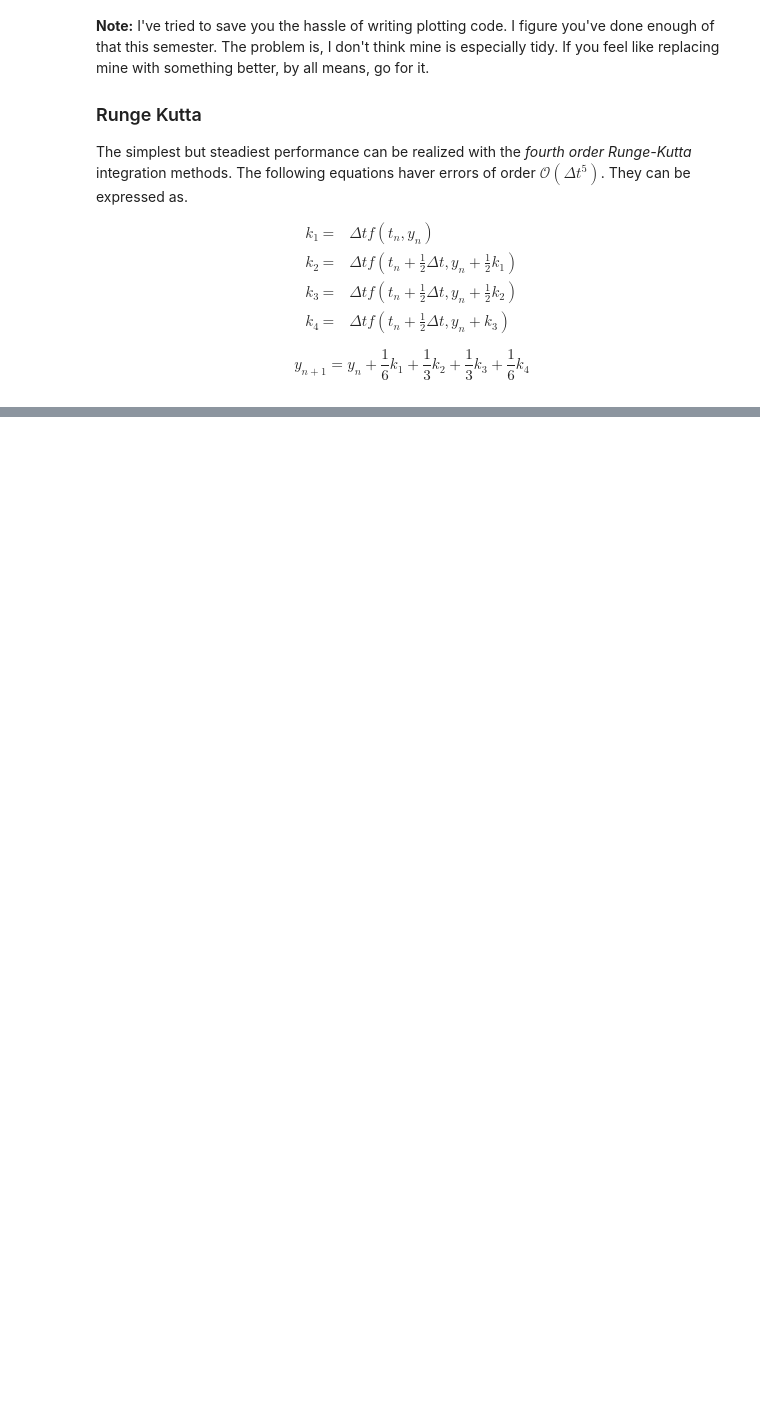
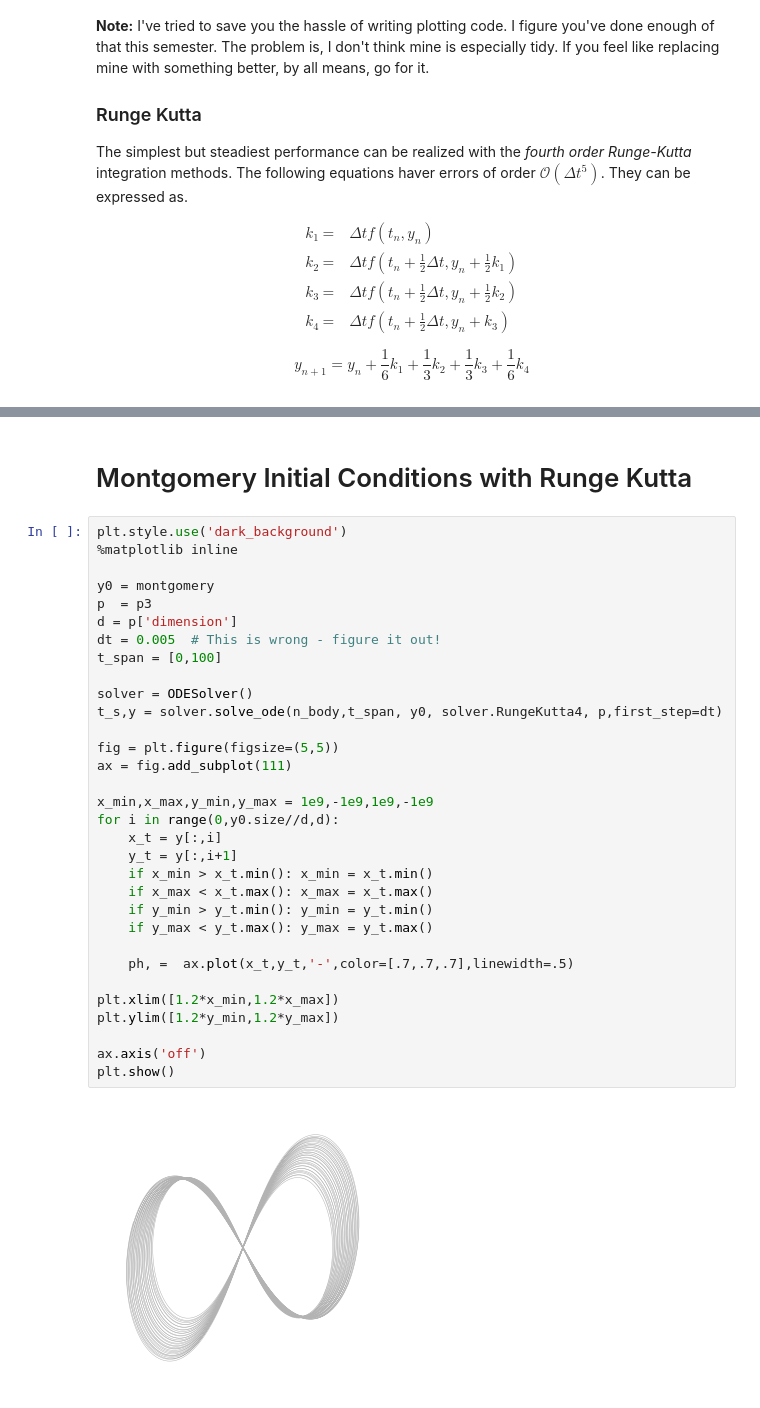
Before and after one commit to amarcozzi/CS577_Simulation_Modeling, a Jupyter notebook: Week_9/ode_limitations_work.ipynb, the cells around one changed output, grey strips where cells are left out. Cells and saved outputs as stored; diff of their text form; blank space fills up the shorter version.

```diff
--- a/Week_9/ode_limitations_work.ipynb
+++ b/Week_9/ode_limitations_work.ipynb
@@ -131,0 +208,36 @@ HTML(anim.to_html5_video())
+# %% [markdown]
+# Montgomery Initial Conditions with Runge Kutta #
+# %%
+plt.style.use('dark_background')
+%matplotlib inline
+
+y0 = montgomery
+p  = p3
+d = p['dimension']
+dt = 0.005  # This is wrong - figure it out!
+t_span = [0,100]
+
+solver = ODESolver()
+t_s,y = solver.solve_ode(n_body,t_span, y0, solver.RungeKutta4, p,first_step=dt)
+
+fig = plt.figure(figsize=(5,5))
+ax = fig.add_subplot(111)
+
+x_min,x_max,y_min,y_max = 1e9,-1e9,1e9,-1e9
+for i in range(0,y0.size//d,d):
+    x_t = y[:,i]
+    y_t = y[:,i+1]
+    if x_min > x_t.min(): x_min = x_t.min()
+    if x_max < x_t.max(): x_max = x_t.max()
+    if y_min > y_t.min(): y_min = y_t.min()
+    if y_max < y_t.max(): y_max = y_t.max()
+
+    ph, =  ax.plot(x_t,y_t,'-',color=[.7,.7,.7],linewidth=.5)
+
+plt.xlim([1.2*x_min,1.2*x_max])
+plt.ylim([1.2*y_min,1.2*y_max])
+
+ax.axis('off')
+plt.show()
+# %% [output]
+[figure, added]
```
Also changed, not shown: parts of 18 cells of this notebook, 3 other files.
